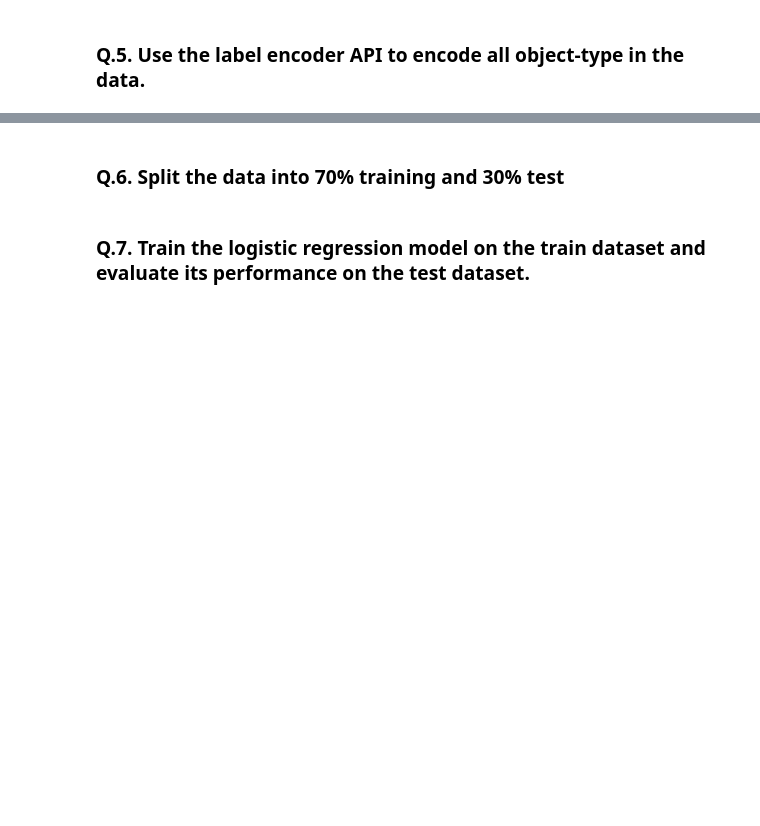
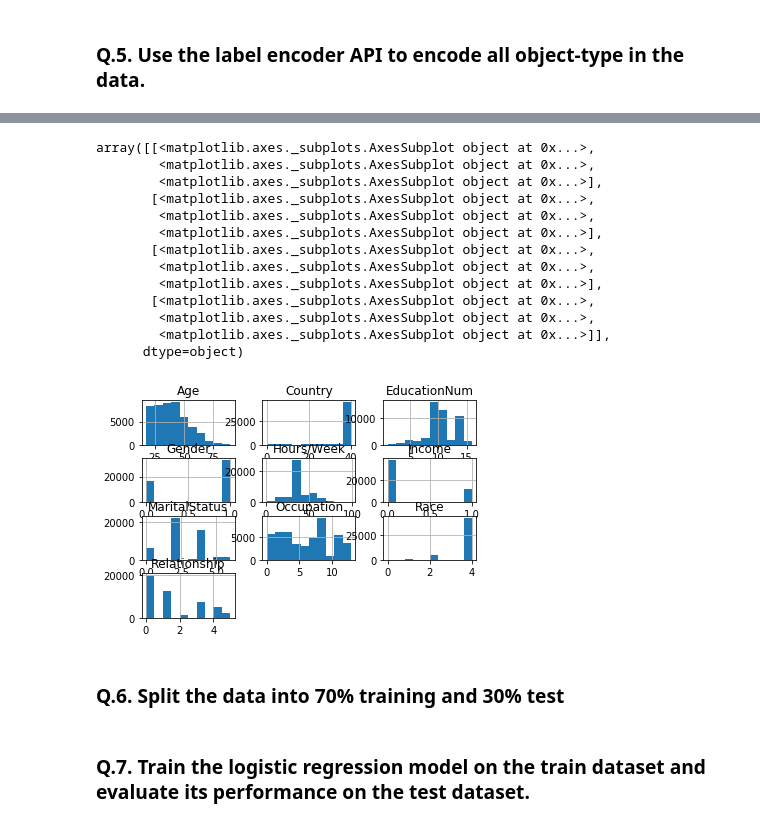
Before and after one commit to rodolfolermacontreras/ML_1_Assignment_5, a Jupyter notebook: ML510-Lesson5.ipynb, the cells around one changed output, grey strips where cells are left out. Drawn from its saved outputs; the diff is of its cells as text; code cells hidden in the pictures; blank space fills up the shorter version.

Commit message:
Running code
Need to add plots and descripcion

```diff
--- a/ML510-Lesson5.ipynb
+++ b/ML510-Lesson5.ipynb
@@ -233,3 +228,20 @@ train.head(10) #Inspect the data, all features should be numeric now
+# %%
+train.hist()
+# %% [output]
+array([[<matplotlib.axes._subplots.AxesSubplot object at 0x...>,
+        <matplotlib.axes._subplots.AxesSubplot object at 0x...>,
+        <matplotlib.axes._subplots.AxesSubplot object at 0x...>],
+       [<matplotlib.axes._subplots.AxesSubplot object at 0x...>,
+        <matplotlib.axes._subplots.AxesSubplot object at 0x...>,
+        <matplotlib.axes._subplots.AxesSubplot object at 0x...>],
+       [<matplotlib.axes._subplots.AxesSubplot object at 0x...>,
+        <matplotlib.axes._subplots.AxesSubplot object at 0x...>,
+        <matplotlib.axes._subplots.AxesSubplot object at 0x...>],
+       [<matplotlib.axes._subplots.AxesSubplot object at 0x...>,
+        <matplotlib.axes._subplots.AxesSubplot object at 0x...>,
+        <matplotlib.axes._subplots.AxesSubplot object at 0x...>]],
+      dtype=object)
+[figure, added]
 # %% [markdown]
 <h3>Q.6. Split the data into 70% training and 30% test </h3>
 # %%
```
Also changed, not shown: parts of 10 cells of this notebook.
